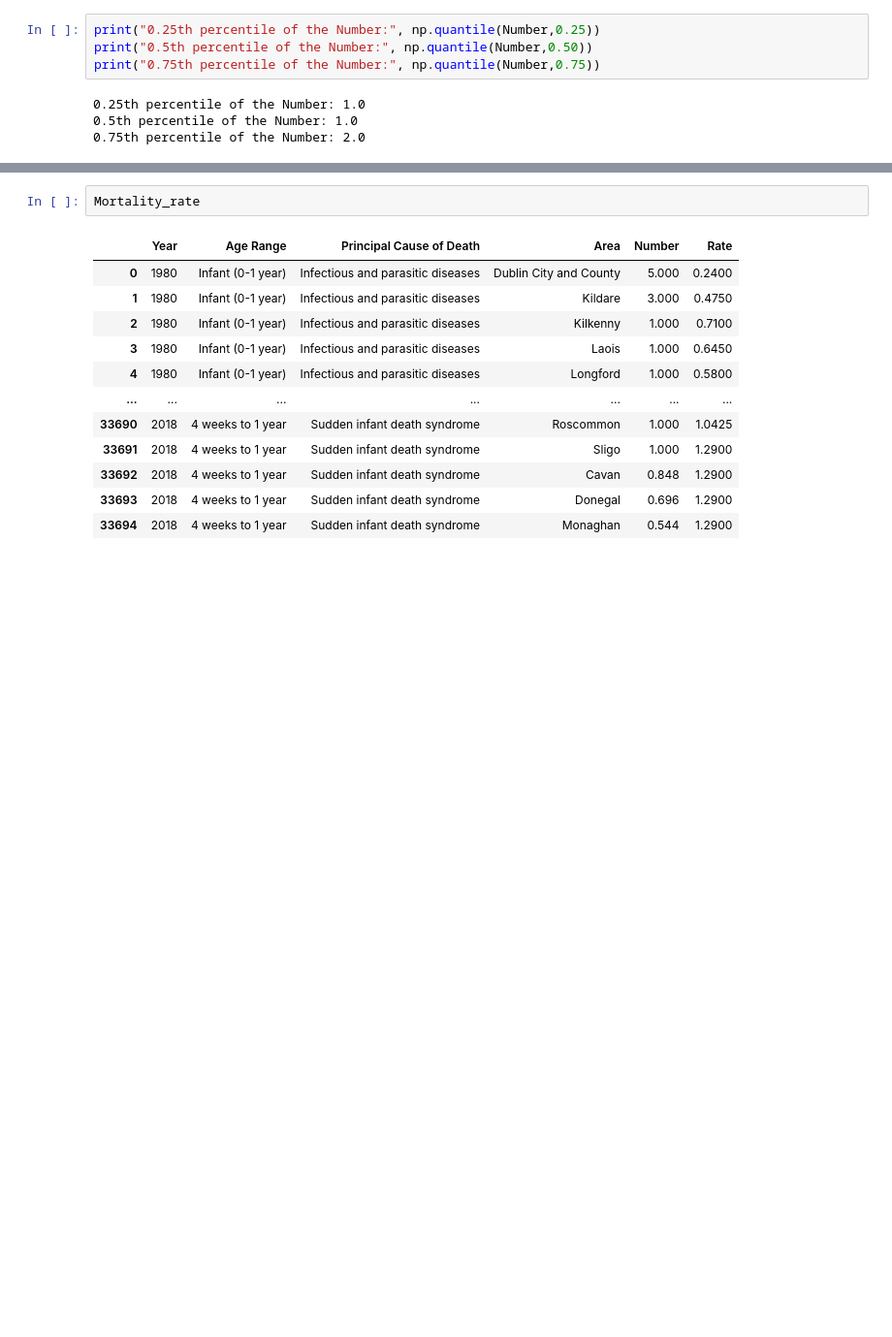
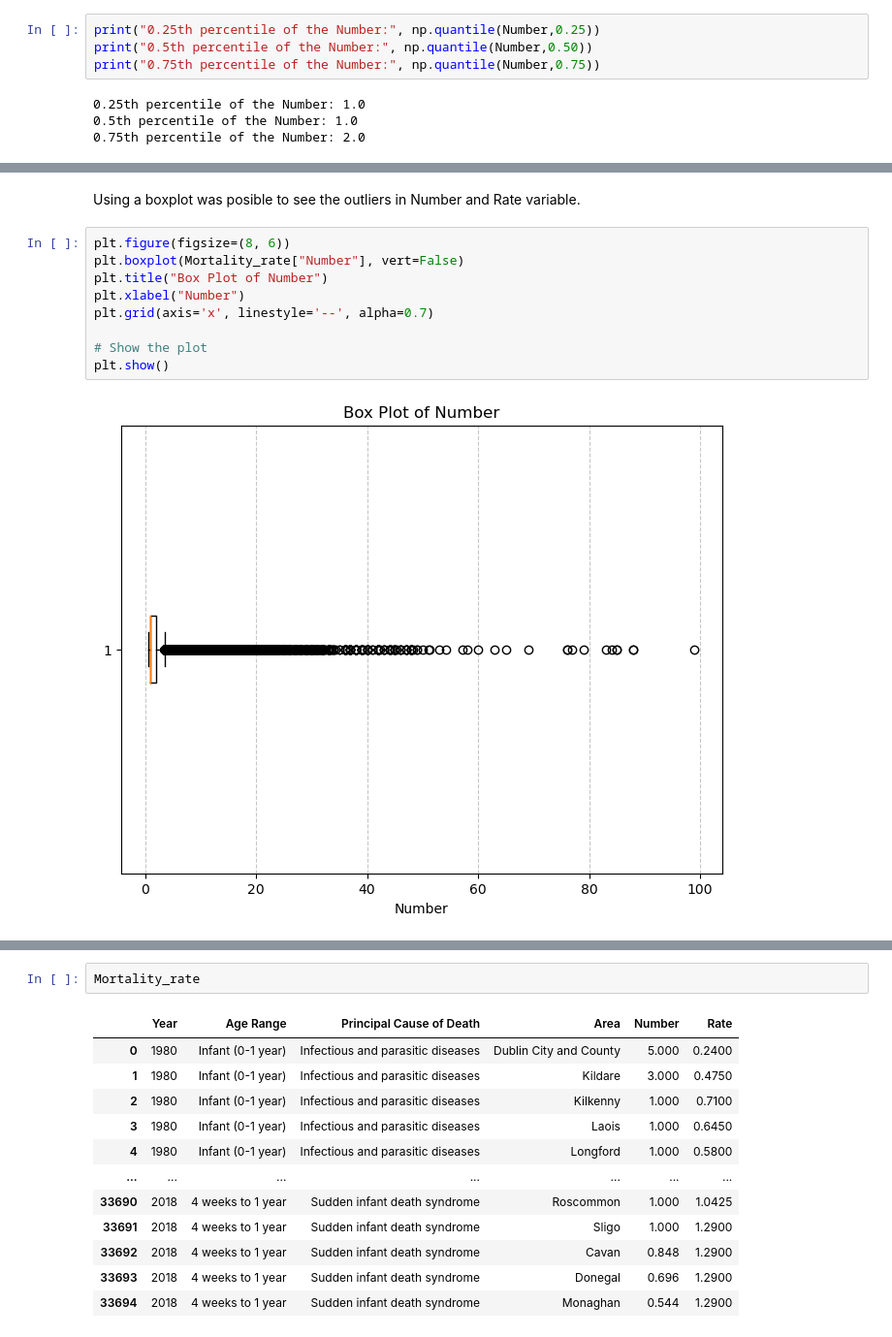
Before and after one commit to Paolacrir/CA1, a Jupyter notebook: Statistic.ipynb, the cells around one changed output, grey strips where cells are left out. Shown at 97% size. Drawn from its saved outputs; the diff is of its cells as text; blank space fills up the shorter version.

```diff
--- a/Statistic.ipynb
+++ b/Statistic.ipynb
@@ -304,0 +267,13 @@ from scipy.stats import skew
+# %% [markdown]
+Using a boxplot was posible to see the outliers in Number and Rate variable.
+# %%
+plt.figure(figsize=(8, 6))
+plt.boxplot(Mortality_rate["Number"], vert=False)
+plt.title("Box Plot of Number")
+plt.xlabel("Number")
+plt.grid(axis='x', linestyle='--', alpha=0.7)
+
+# Show the plot
+plt.show()
+# %% [output]
+[figure, added]
```
Also changed, not shown: parts of 53 cells of this notebook.
